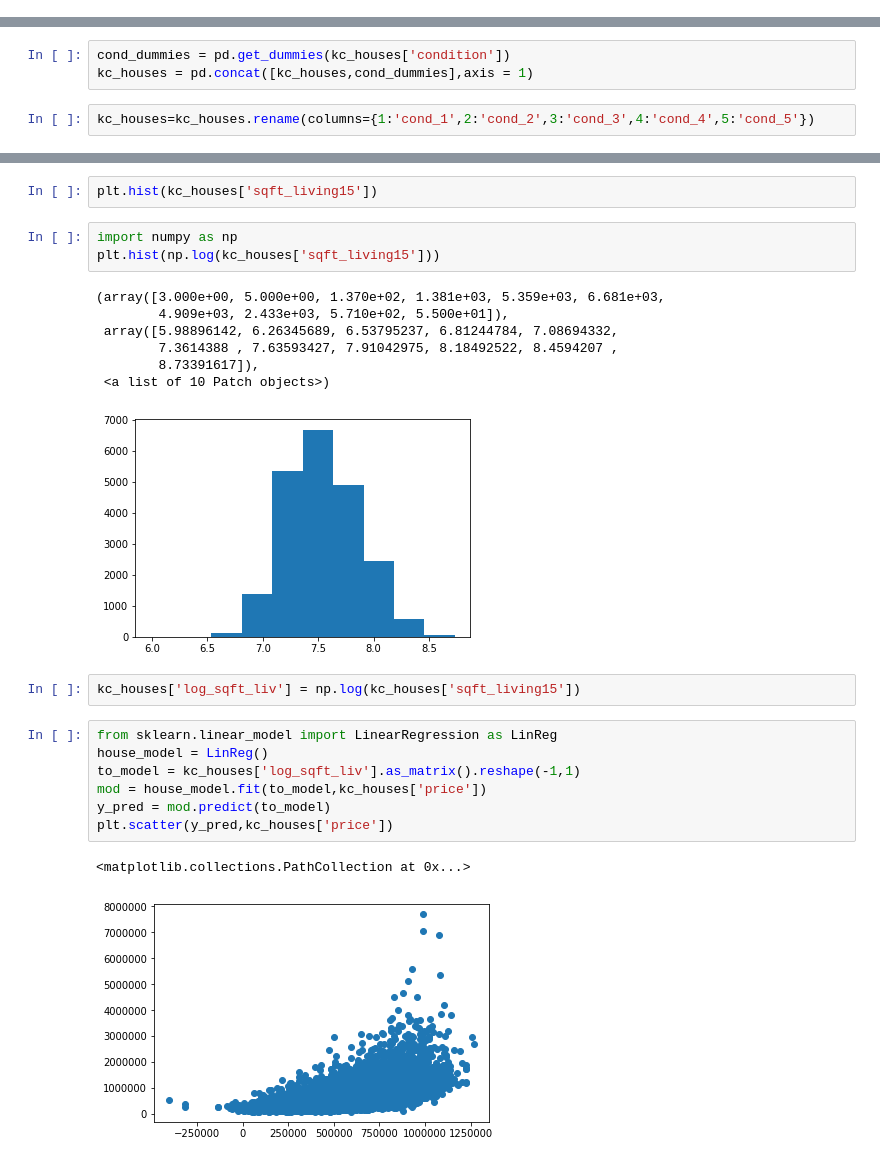
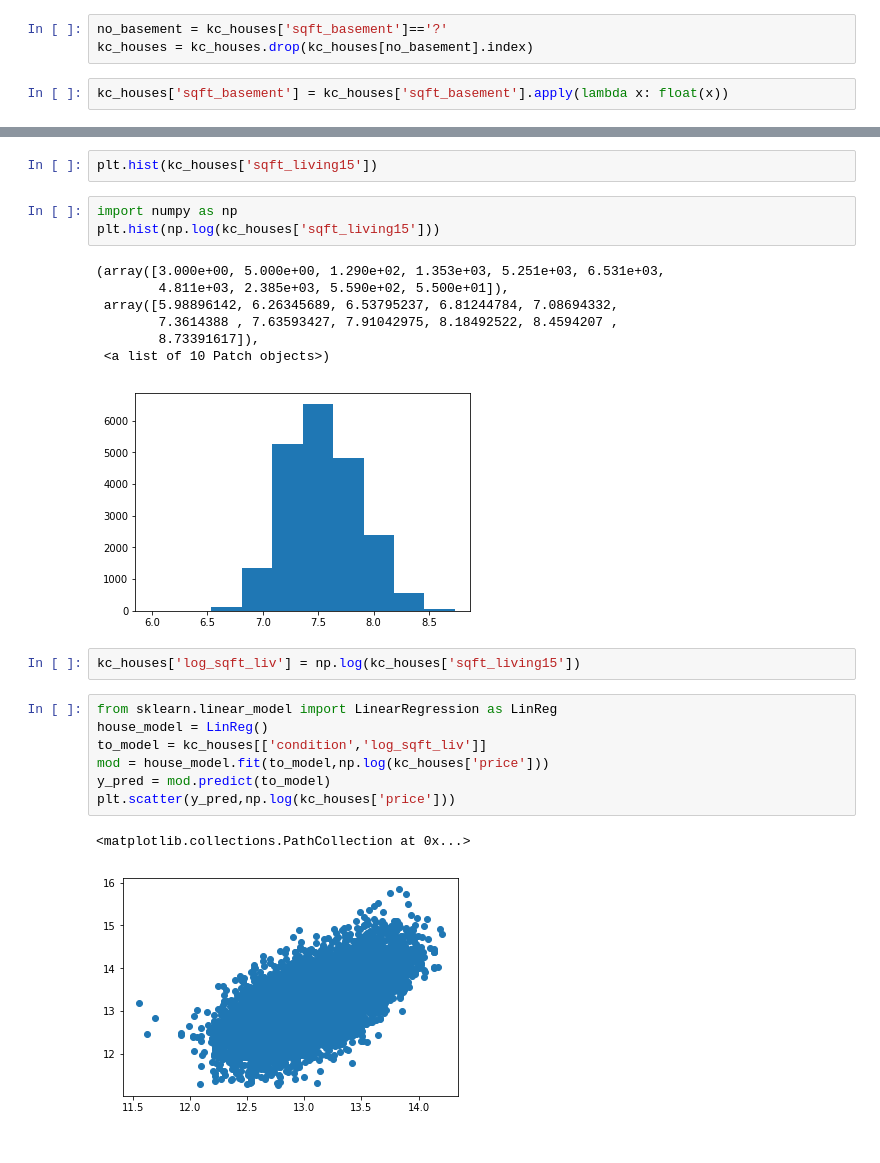
Before and after one commit to dmart49/Mod1Project, a Jupyter notebook: data_cleaning.ipynb, the cells around one changed output, grey strips where cells are left out. Drawn from its saved outputs; the diff is of its cells as text.

```diff
--- a/data_cleaning.ipynb
+++ b/data_cleaning.ipynb
@@ -108,3 +130,8 @@ memory usage: 3.8+ MB
+# %%
+no_basement = kc_houses['sqft_basement']=='?'
+kc_houses = kc_houses.drop(kc_houses[no_basement].index)
+# %%
+kc_houses['sqft_basement'] = kc_houses['sqft_basement'].apply(lambda x: float(x))
 # %%
 kc_houses['view'].isna().sum()
 # %% [output]
@@ -152,8 +180,3 @@ kc_houses.corr()
 | living-lot-ratio | 0.088188 | 0.123050 | 0.026503 | 0.286945 | 0.076427 | -0.252470 | 0.557130 | -0.029894 | -0.002310 | -0.157109 | ... |
 | living-lot-ratio15 | 0.099755 | 0.065531 | -0.060570 | 0.186403 | -0.032489 | -0.252465 | 0.494861 | -0.042551 | -0.013922 | -0.175018 | ... |
 22 rows × 22 columns
-# %%
-cond_dummies = pd.get_dummies(kc_houses['condition'])
-kc_houses = pd.concat([kc_houses,cond_dummies],axis = 1)
-# %%
-kc_houses=kc_houses.rename(columns={1:'cond_1',2:'cond_2',3:'cond_3',4:'cond_4',5:'cond_5'})
@@ -191,24 +200,24 @@ plt.hist(kc_houses['sqft_living15'])
 import numpy as np
 plt.hist(np.log(kc_houses['sqft_living15']))
 # %% [output]
-(array([3.000e+00, 5.000e+00, 1.370e+02, 1.381e+03, 5.359e+03, 6.681e+03,
-        4.909e+03, 2.433e+03, 5.710e+02, 5.500e+01]),
+(array([3.000e+00, 5.000e+00, 1.290e+02, 1.353e+03, 5.251e+03, 6.531e+03,
+        4.811e+03, 2.385e+03, 5.590e+02, 5.500e+01]),
  array([5.98896142, 6.26345689, 6.53795237, 6.81244784, 7.08694332,
         7.3614388 , 7.63593427, 7.91042975, 8.18492522, 8.4594207 ,
         8.73391617]),
  <a list of 10 Patch objects>)
-[figure, old version]
+[figure, new version]
 # %%
 kc_houses['log_sqft_liv'] = np.log(kc_houses['sqft_living15'])
 # %%
 from sklearn.linear_model import LinearRegression as LinReg
 house_model = LinReg()
-to_model = kc_houses['log_sqft_liv'].as_matrix().reshape(-1,1)
-mod = house_model.fit(to_model,kc_houses['price'])
+to_model = kc_houses[['condition','log_sqft_liv']]
+mod = house_model.fit(to_model,np.log(kc_houses['price']))
 y_pred = mod.predict(to_model)
-plt.scatter(y_pred,kc_houses['price'])
+plt.scatter(y_pred,np.log(kc_houses['price']))
 # %% [output]
 <matplotlib.collections.PathCollection at 0x...>
-[figure, old version]
+[figure, new version]
 # %%
 from sklearn.metrics import explained_variance_score
```
Also changed, not shown: parts of 12 cells of this notebook.
